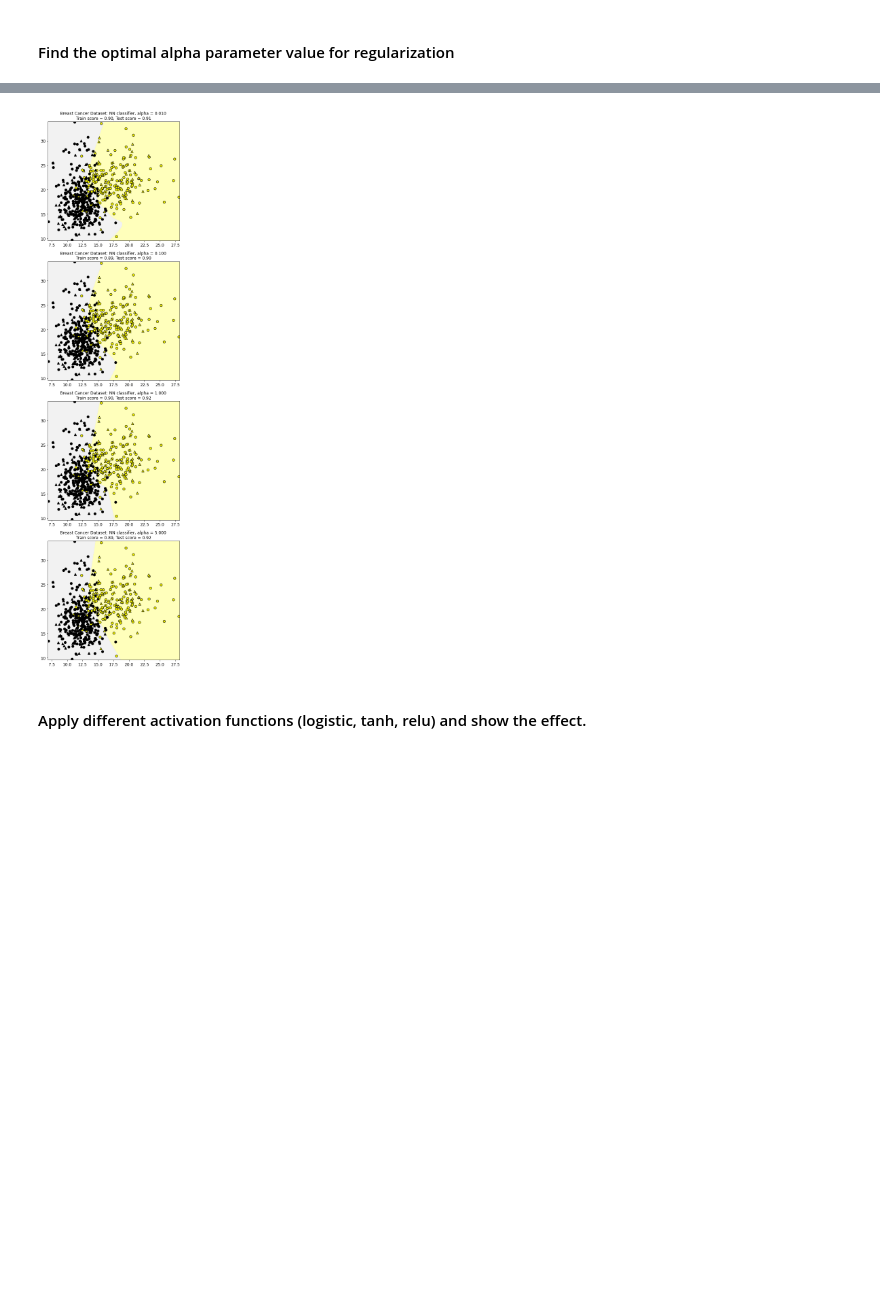
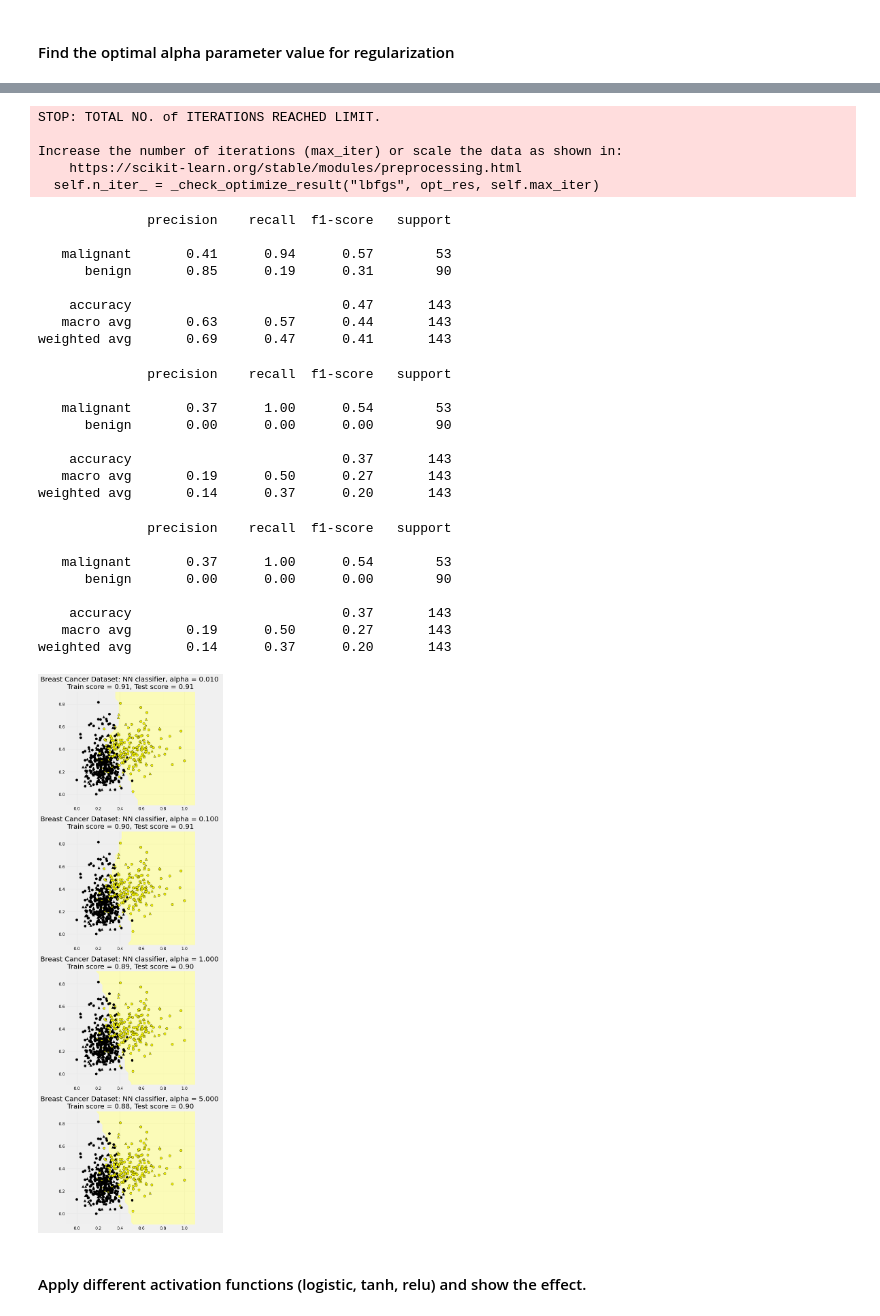
Before and after one commit to alarsen123/ML-HW, a Jupyter notebook: ME7_NN/ME7_NN/NN_basic.ipynb, the cells around one changed output, grey strips where cells are left out. Cells and saved outputs as stored; diff of their text form; code cells hidden in the pictures; blank space fills up the shorter version.

```diff
--- a/ME7_NN/ME7_NN/NN_basic.ipynb
+++ b/ME7_NN/ME7_NN/NN_basic.ipynb
@@ -479,6 +482,7 @@ from sklearn.datasets import load_breast_cancer
 
 cancer = load_breast_cancer()
 (X_cancer, y_cancer) = load_breast_cancer(return_X_y = True)
+target_names = cancer.target_names
 
 print(X_cancer.shape) # 30 attributes
 # %% [output]
@@ -530,4 +534,8 @@ for unit in hidden_layer_units:
                                       + '/'
                                       + str(unit)
                                       + ' units')
+
+    y_pred = nnclf.predict(X_test)
+    result_metrics = classification_report(y_test, y_pred, target_names=target_names)
+    print(result_metrics)
 # %% [output]
@@ -544,8 +584,9 @@ for unit in hidden_layer_units:
 from sklearn.preprocessing import MinMaxScaler
 scaler = MinMaxScaler()
 
-X_train_scaled = scaler.fit_transform(X_train)
-X_test_scaled = scaler.transform(X_test)
+X_scaled = scaler.fit_transform(X)
+
+X_train_scaled, X_test_scaled, y_train, y_test = train_test_split(X_scaled, y_cancer, random_state=0)
 # %% [markdown]
 #### Apply neural network with 2 hidden layers with varying number of units (e.g., 10, 20, 50, 100) on normalized data
 
@@ -563,4 +604,8 @@ for unit in hidden_layer_units:
                                       + '/'
                                       + str(unit)
                                       + ' units')
+
+    y_pred = nnclf.predict(X_test_scaled)
+    result_metrics = classification_report(y_test, y_pred, target_names=target_names)
+    print(result_metrics)
 # %% [output]
@@ -587,13 +664,17 @@ for this_alpha, axis in zip([0.01, 0.1, 1.0, 5.0], subaxes):
     nnclf = MLPClassifier(solver='lbfgs', activation = 'tanh',
                           alpha = this_alpha,
                           hidden_layer_sizes = [100, 100],
-                          random_state = 0).fit(X_train, y_train)
+                          random_state = 0).fit(X_train_scaled, y_train)
 
     title = 'Breast Cancer Dataset: NN classifier, alpha = {:.3f} '.format(this_alpha)
 
-    plot_class_regions_for_classifier_subplot(nnclf, X_train, y_train,
-                                             X_test, y_test, title, axis)
+    plot_class_regions_for_classifier_subplot(nnclf, X_train_scaled, y_train,
+                                              X_test_scaled, y_test, title, axis)
     plt.tight_layout()
+
+    y_pred = nnclf.predict(X_test)
+    result_metrics = classification_report(y_test, y_pred, target_names=target_names)
+    print(result_metrics)
 # %% [output]
 STOP: TOTAL NO. of ITERATIONS REACHED LIMIT.
 
@@ -618,4 +692,33 @@ Increase the number of iterations (max_iter) or scale the data as shown in:
+STOP: TOTAL NO. of ITERATIONS REACHED LIMIT.
+
+Increase the number of iterations (max_iter) or scale the data as shown in:
+    https://scikit-learn.org/stable/modules/preprocessing.html
+  self.n_iter_ = _check_optimize_result("lbfgs", opt_res, self.max_iter)
+              precision    recall  f1-score   support
+
+   malignant       0.41      0.94      0.57        53
+      benign       0.85      0.19      0.31        90
+
+    accuracy                           0.47       143
+   macro avg       0.63      0.57      0.44       143
+weighted avg       0.69      0.47      0.41       143
+              precision    recall  f1-score   support
+
+   malignant       0.37      1.00      0.54        53
+      benign       0.00      0.00      0.00        90
+
+    accuracy                           0.37       143
+   macro avg       0.19      0.50      0.27       143
+weighted avg       0.14      0.37      0.20       143
+              precision    recall  f1-score   support
+
+   malignant       0.37      1.00      0.54        53
+      benign       0.00      0.00      0.00        90
+
+    accuracy                           0.37       143
+   macro avg       0.19      0.50      0.27       143
+weighted avg       0.14      0.37      0.20       143
-[figure, old version]
+[figure, new version]
 # %% [markdown]
 #### Apply different activation functions (logistic, tanh, relu) and show the effect.
 # %%
```
Also changed, not shown: parts of 24 cells of this notebook.
